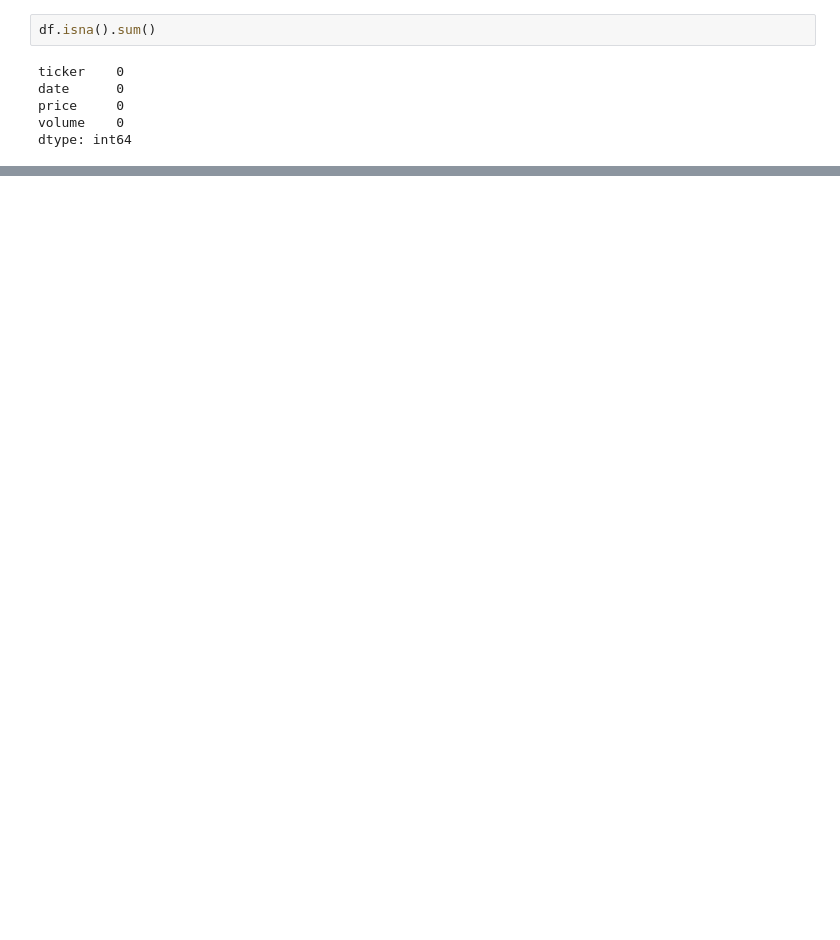
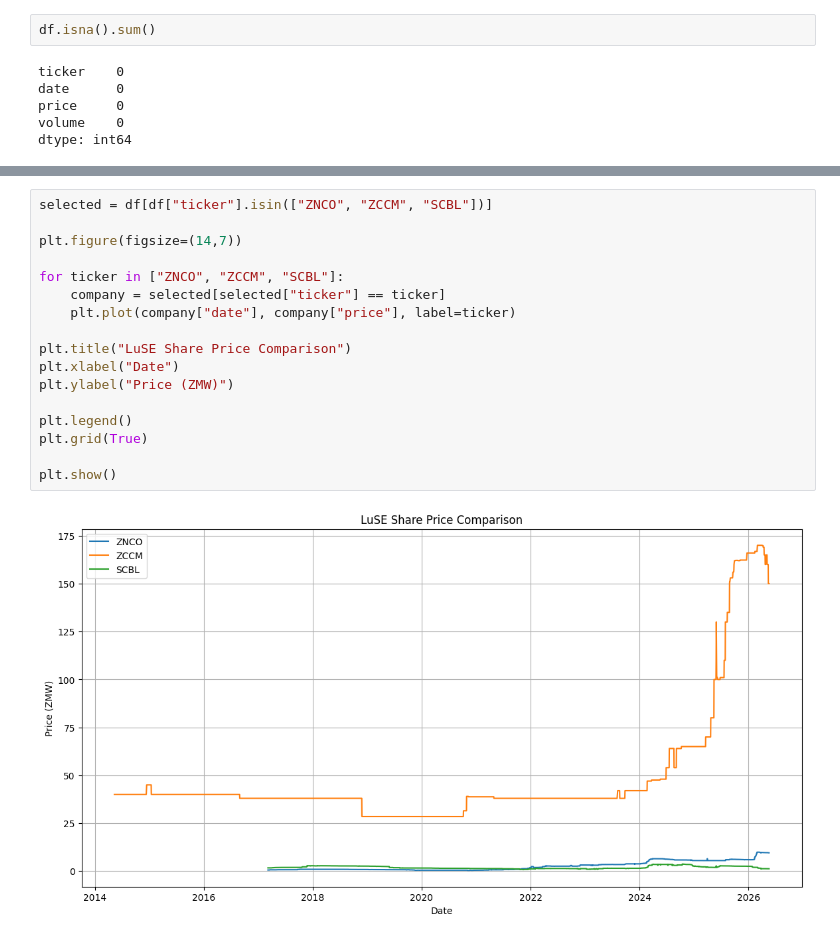
Before and after one commit to RalDaka/zambia-capital-markets-analysis, a Jupyter notebook: notebooks/luse_analysis.ipynb, the cells around one changed output, grey strips where cells are left out. Saved outputs shown, nothing was run; the diff lists cells and outputs as text; blank space fills up the shorter version.

```diff
--- a/notebooks/luse_analysis.ipynb
+++ b/notebooks/luse_analysis.ipynb
@@ -67,0 +180,19 @@ dtype: int64
+# %%
+selected = df[df["ticker"].isin(["ZNCO", "ZCCM", "SCBL"])]
+
+plt.figure(figsize=(14,7))
+
+for ticker in ["ZNCO", "ZCCM", "SCBL"]:
+    company = selected[selected["ticker"] == ticker]
+    plt.plot(company["date"], company["price"], label=ticker)
+
+plt.title("LuSE Share Price Comparison")
+plt.xlabel("Date")
+plt.ylabel("Price (ZMW)")
+
+plt.legend()
+plt.grid(True)
+
+plt.show()
+# %% [output]
+[figure, added]
```
Also changed, not shown: parts of 33 cells of this notebook, 4 other files.
